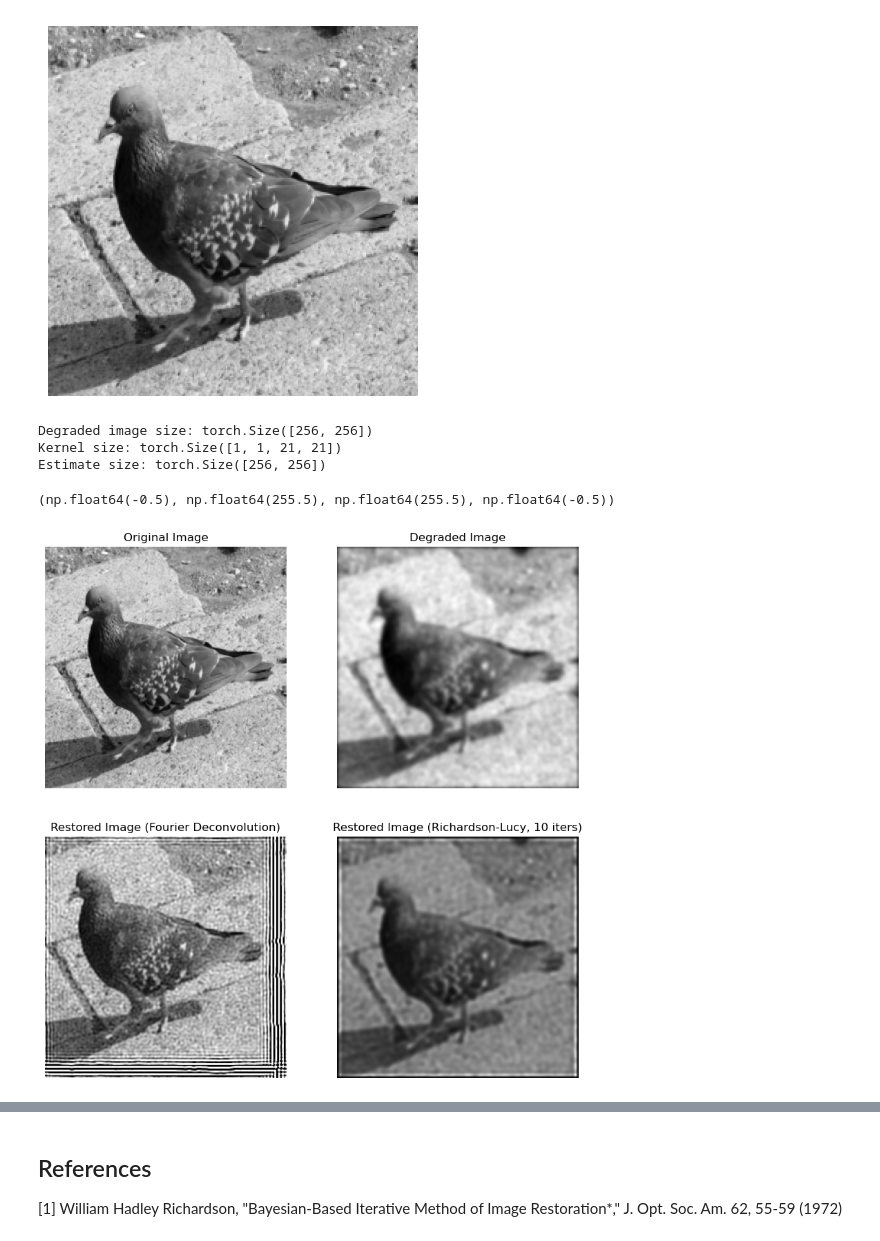
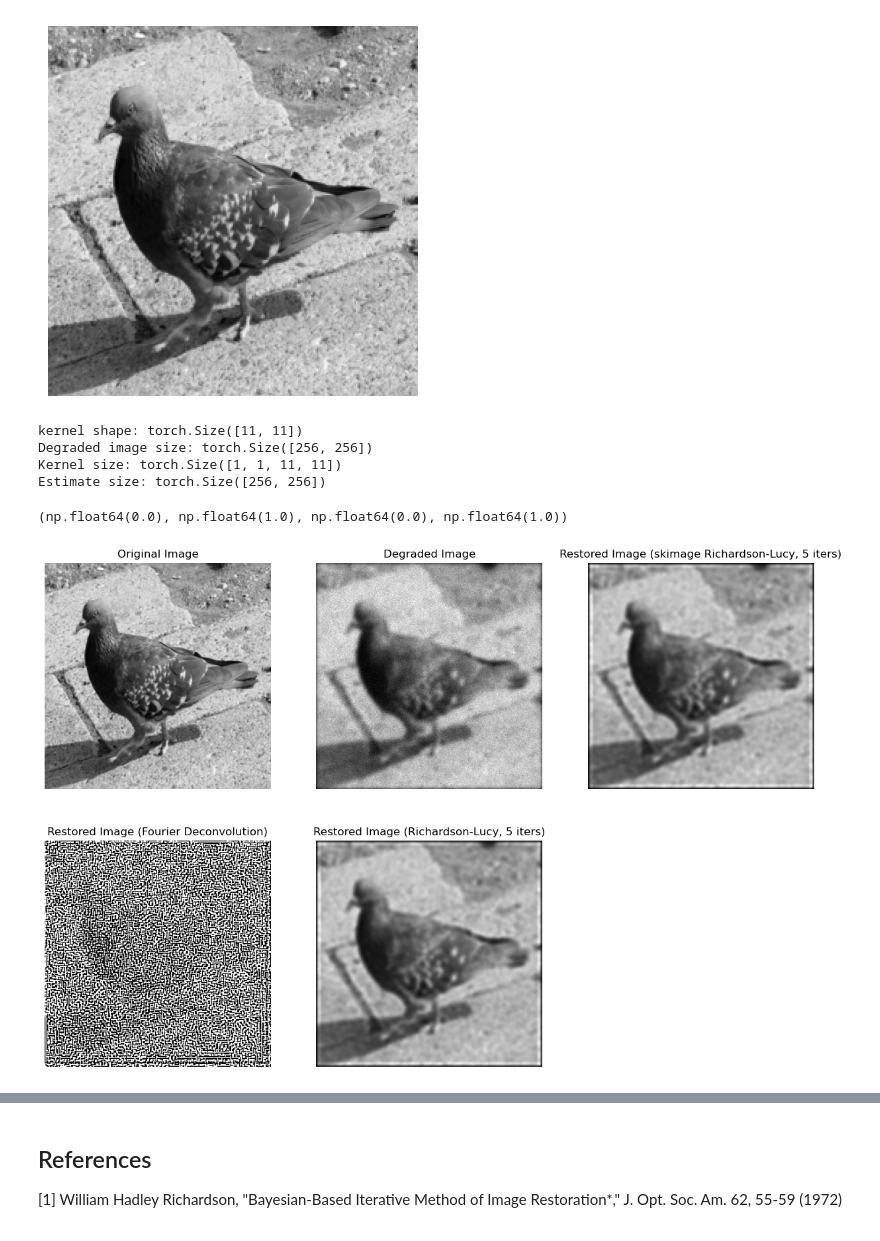
Before and after one commit to MalachiHibbins/Deconvolution-By-Machine-Learning, a Jupyter notebook: LabBook/Week3/1richardson-lucy.ipynb, the cells around one changed output, grey strips where cells are left out. Drawn from its saved outputs; the diff is of its cells as text; code cells hidden in the pictures.

```diff
--- a/LabBook/Week3/1richardson-lucy.ipynb
+++ b/LabBook/Week3/1richardson-lucy.ipynb
@@ -30,14 +30,10 @@ from ImageDebluring import *
 def richardson_lucy(degraded_img, kernel, num_iters, estimate = None, c = 1e-10):
     if estimate is None:
         estimate = torch.ones_like(degraded_img)  # Initial estimate
-    kernel_mirror = torch.flip(kernel, [0, 1])  # Mirror the kernel
-
-    print(f"Degraded image size: {degraded_img.shape}")
-    print(f"Kernel size: {kernel.shape}")
-    print(f"Estimate size: {estimate.shape}")
+    kernel_mirror = torch.flip(kernel, [-2, -1])  # Mirror the kernel
 
     for _ in range(num_iters):
-        relative_blur = degraded_img / (convolution(estimate, kernel) + c)  # Avoid division by zero
+        relative_blur = degraded_img / (convolution(estimate, kernel) + c)  # c added to avoid division by zero
         estimate *= convolution(relative_blur, kernel_mirror)
 
     return estimate
@@ -65,33 +61,46 @@ plt.axis('off')
 (np.float64(-0.5), np.float64(255.5), np.float64(255.5), np.float64(-0.5))
 [figure]
 # %%
-noisy_image = add_poisson_noise(img_tensor, scale_factor=50)
-kernel = gaussian_normalised_kernel(size=21.0, sigma=2.0)
-iters_rl = 10
-degraded_image = convolution(noisy_image, kernel)
+from scipy.signal import convolve2d as conv2
+
+from skimage import color, data, restoration
+
+
+iters_rl = 5
+kernel = gaussian_normalised_kernel(size=11, sigma=2.0)
+blury_image = convolution(img_tensor, kernel)
+degraded_image = add_poisson_noise(blury_image, scale_factor=500)
+
 restored_image_ft = deconvolution(degraded_image, kernel)
 restored_image_rl30 = richardson_lucy(degraded_image, kernel, num_iters=iters_rl)
+restored_image_rlski = restoration.richardson_lucy(degraded_image.numpy(), kernel.numpy().squeeze(), num_iter=iters_rl)
+
 
 # Display the results
-figs, axs = plt.subplots(2, 2, figsize=(10,10))
+figs, axs = plt.subplots(2, 3, figsize=(15,10))
 axs[0,0].imshow(img_tensor, cmap='gray')
 axs[0,0].set_title('Original Image')
 axs[0,0].axis('off')
 axs[0,1].imshow(degraded_image, cmap='gray')
 axs[0,1].set_title('Degraded Image')
 axs[0,1].axis('off')
 axs[1,0].imshow(restored_image_ft, cmap='gray')
 axs[1,0].set_title('Restored Image (Fourier Deconvolution)')
 axs[1,0].axis('off')
 axs[1,1].imshow(restored_image_rl30, cmap='gray')
 axs[1,1].set_title(f'Restored Image (Richardson-Lucy, {iters_rl} iters)')
 axs[1,1].axis('off')
+axs[0,2].imshow(restored_image_rlski, cmap='gray')
+axs[0,2].set_title(f'Restored Image (skimage Richardson-Lucy, {iters_rl} iters)')
+axs[0,2].axis('off')
+axs[1,2].axis('off')
 # %% [output]
+kernel shape: torch.Size([11, 11])
 Degraded image size: torch.Size([256, 256])
-Kernel size: torch.Size([1, 1, 21, 21])
+Kernel size: torch.Size([1, 1, 11, 11])
 Estimate size: torch.Size([256, 256])
-(np.float64(-0.5), np.float64(255.5), np.float64(255.5), np.float64(-0.5))
+(np.float64(0.0), np.float64(1.0), np.float64(0.0), np.float64(1.0))
-[figure, old version]
+[figure, new version]
 # %% [markdown]
 ## Discussion
 
```
Also changed, not shown: parts of 2 cells of this notebook, 1 other file.
